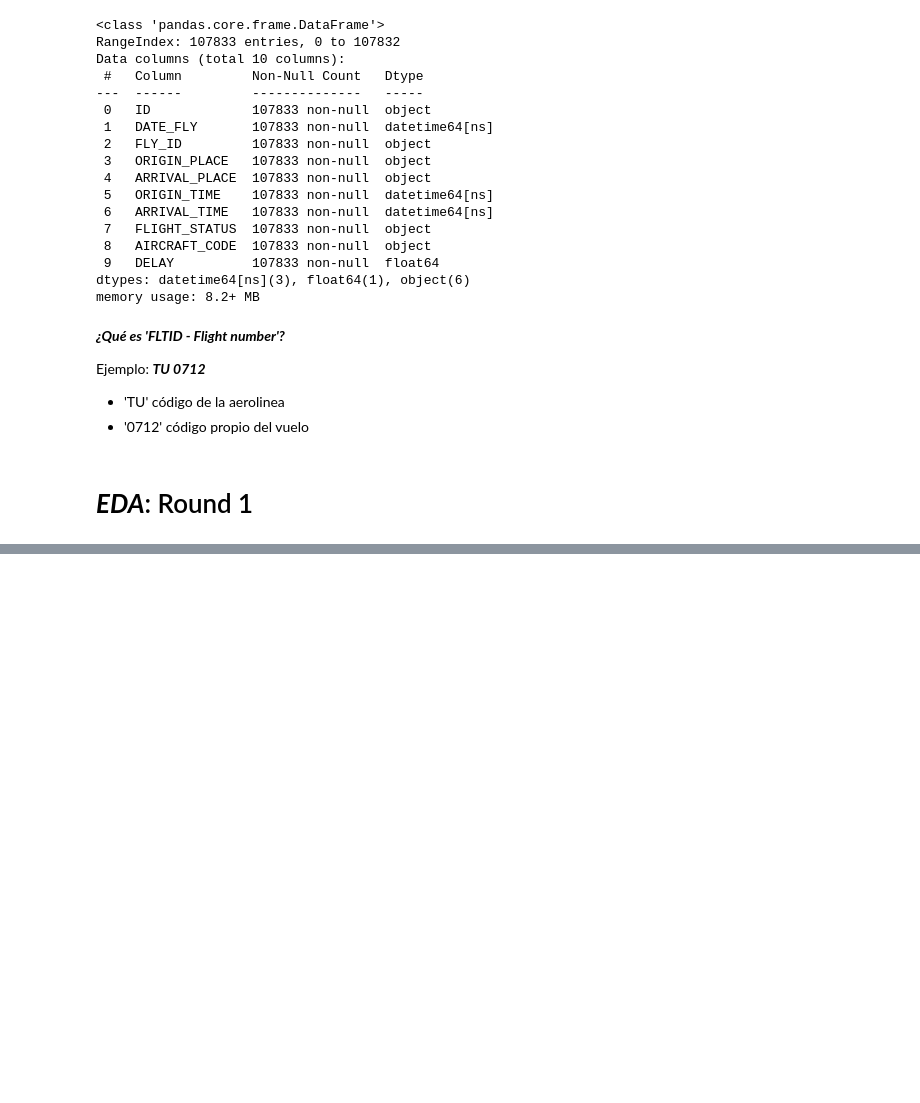
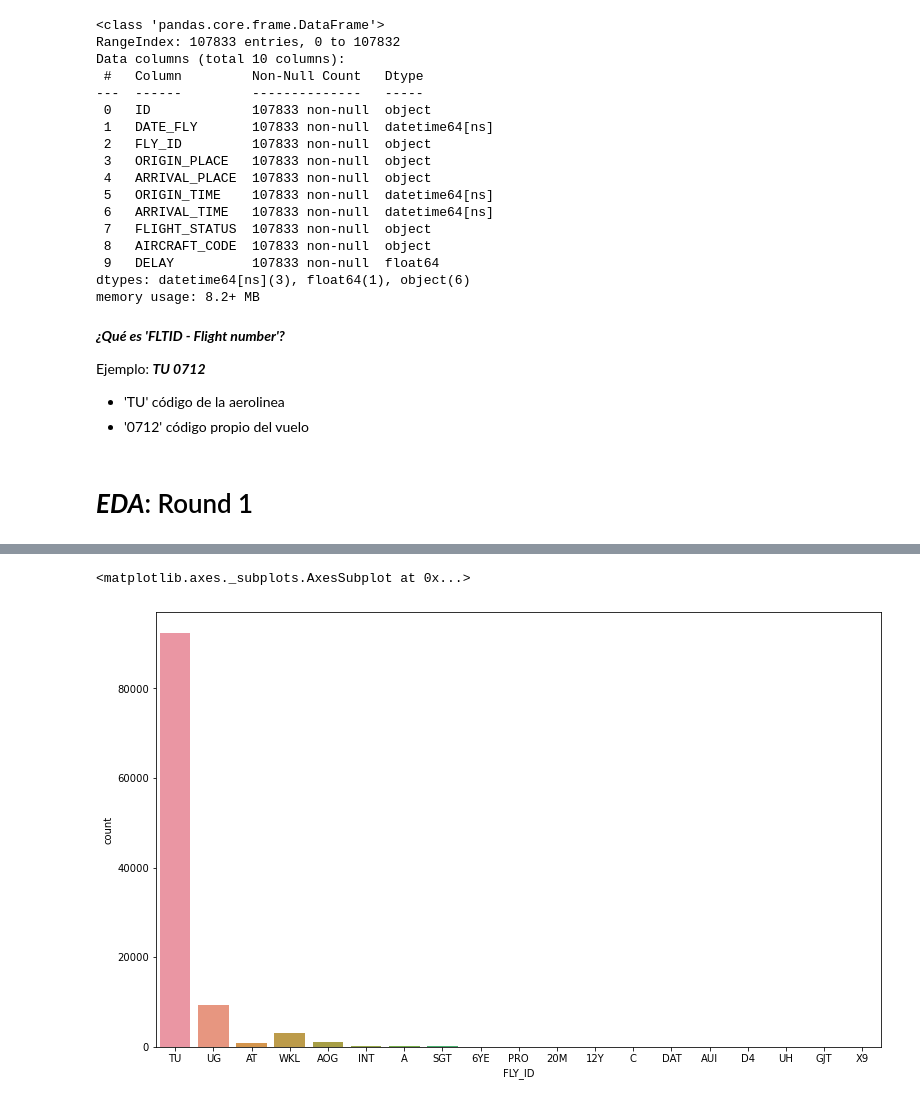
Before and after one commit to IgnacioNicolasAlvarez/Competicion-vuelos-datasource.ai, a Jupyter notebook: Vuelos.ipynb, the cells around one changed output, grey strips where cells are left out. Cells and saved outputs as stored; diff of their text form; code cells hidden in the pictures; blank space fills up the shorter version.

```diff
--- a/Vuelos.ipynb
+++ b/Vuelos.ipynb
@@ -201,0 +204,9 @@ sns.countplot(x='FLIGHT_STATUS',  data=df_train)
+# %%
+plt.figure(figsize=(13,8))
+
+df_train_fly_id = df_train
+df_train_fly_id['FLY_ID'] = df_train['FLY_ID'].str.split(expand=True)[0]
+sns.countplot(x='FLY_ID', data=df_train_fly_id)
+# %% [output]
+<matplotlib.axes._subplots.AxesSubplot at 0x...>
+[figure, added]
```
Also changed, not shown: parts of 4 cells of this notebook.
